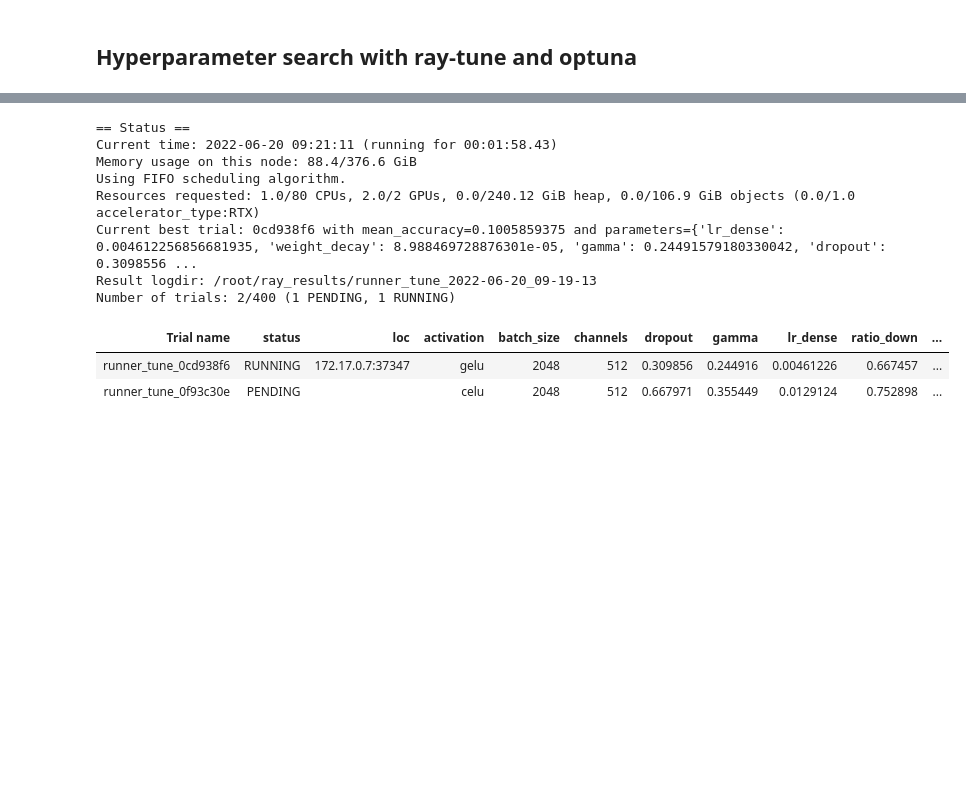
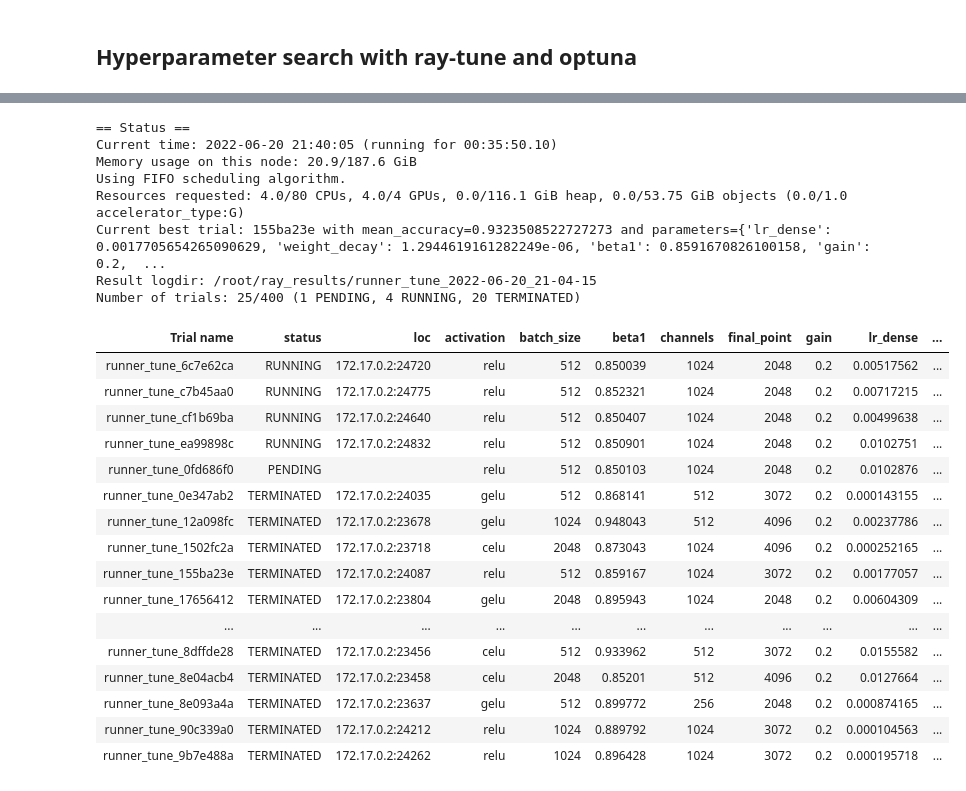
Before and after one commit to mlutils/beamds, a Jupyter notebook: notebooks/beam_cifar10.ipynb, the cells around one changed output, grey strips where cells are left out. Cells and saved outputs as stored; diff of their text form; code cells hidden in the pictures; blank space fills up the shorter version.

Commit message:
update cifar10

```diff
--- a/notebooks/beam_cifar10.ipynb
+++ b/notebooks/beam_cifar10.ipynb
@@ -42,9 +42,9 @@ from ray.tune.suggest.hebo import HEBOSearch
 # %%
-# path_to_data = '/localdata/elads/data/datasets/cifar10'
-# root_dir = '/localdata/elads/data/cifar10'
+path_to_data = '/localdata/elads/data/datasets/cifar10'
+root_dir = '/localdata/elads/data/cifar10'
 
-path_to_data = '/home/shared/data/dataset/cifar10'
-root_dir = '/home/shared/data/results/cifar10'
+# path_to_data = '/home/shared/data/dataset/cifar10'
+# root_dir = '/home/shared/data/results/cifar10'
 # %% [markdown]
 ## Training with a single worker
 # %%
@@ -177,11 +137,11 @@ KeyboardInterrupt:
 # %% [markdown]
 ## Hyperparameter search with ray-tune and optuna
 # %%
-args = beam_arguments(f"--project-name=cifar10 --root-dir={root_dir} --algorithm=CIFAR10Algorithm --device=1 --half --lr-d=1e-4 --batch-size=512",
-                      "--n-epochs=40 --epoch-length-train=50000 --epoch-length-eval=10000 --clip=0 --parallel=1 --accumulate=1 --cudnn-benchmark",
-                      "--weight-decay=.00256 --beta1=0.9 --beta2=0.9",
-                      path_to_data=path_to_data, gamma=1., dropout=.0, activation='celu', channels=512,
-                      scale_down=.7, scale_up=1.4, ratio_down=.7, ratio_up=1.4)
+args = beam_arguments(f"--project-name=cifar10 --root-dir={root_dir} --algorithm=CIFAR10Algorithm --device=0 --half --lr-d=1e-3 --batch-size=512",
+                      "--n-epochs=40 --clip=0 --parallel=1 --accumulate=1 --cudnn-benchmark",
+                      "--weight-decay=.00256 --beta1=0.9 --beta2=0.9 ",
+                      path_to_data=path_to_data, activation='celu', channels=512, dropout=.0,
+                      padding=4, gain=.4, turn_point=500, final_point=3000, minimal_gain=.02, temprature=.125)
 
 study = Study(cifar10_algorithm_generator, args)
 # %% [output]
@@ -207,50 +167,65 @@ study = Study(cifar10_algorithm_generator, args)
 
 # analysis = study.tune(config={"lr_dense": tune.loguniform(1e-3, 2e-2),
 #                               "weight_decay": tune.loguniform(1e-6, 1e-4),
 #                               "gamma": tune.loguniform(.1, .9),
 #                               "dropout": tune.uniform(0, .75),
 #                               "scale_down": tune.uniform(0.4, .7),
 #                               "scale_up": tune.uniform(0.9, 1.2),
 #                               "ratio_down": tune.uniform(0.7, .95),
 #                               "ratio_up": tune.uniform(1.05, 1.4),
 #                               "channels": tune.choice([128, 256, 512]),
 #                               "batch_size": tune.choice([512, 1024, 2048]),},
 #                        metric="mean_accuracy",
 #                        max_concurrent_trials=4,
 #                        resources_per_trial={"gpu": 1},
 #                        mode="max",
 #                        search_alg=hebo,
 #                       progress_reporter=JupyterNotebookReporter(overwrite=True),
 #                        num_samples=400)
 
 
-analysis = study.tune(config={"lr_dense": tune.loguniform(1e-3, 2e-2),
-                              "weight_decay": tune.loguniform(1e-6, 1e-4),
-                              "gamma": tune.loguniform(.1, .9),
-                              "dropout": tune.uniform(0, .75),
-                              "scale_down": tune.uniform(0.4, .7),
-                              "scale_up": tune.uniform(0.9, 1.5),
-                              "ratio_down": tune.uniform(0.5, .95),
-                              "ratio_up": tune.uniform(1.05, 1.5),
-                              "channels": tune.choice([128, 256, 512]),
+analysis = study.tune(config={"lr_dense": tune.loguniform(1e-4, 2e-2),
+                              "weight_decay": tune.loguniform(1e-6, 1e-2),
+                              "beta1": tune.loguniform(.85, .95),
+                              "gain": tune.uniform(0.2, .2),
+                              "temprature": tune.uniform(0.05, 5.),
+                              "minimal_gain": tune.loguniform(.01, .1),
+                              "channels": tune.choice([256, 512, 1024]),
+                              "padding": tune.choice([4, 6, 8]),
+                              "turn_point": tune.choice([256, 512, 1024]),
+                              "final_point": tune.choice([2048, 2048*1.5, 2048*2]),
                               "batch_size": tune.choice([512, 1024, 2048]),
                               "activation": tune.choice(['relu', 'celu', 'gelu']),},
                        metric="mean_accuracy",
-                       max_concurrent_trials=4,
-                       resources_per_trial={"gpu": 2},
+                       max_concurrent_trials=8,
+                       resources_per_trial={"gpu": 1},
                        mode="max",
                        search_alg=OptunaSearch(),
                       progress_reporter=JupyterNotebookReporter(overwrite=True),
                        num_samples=400)
 # %% [output]
 == Status ==
-Current time: 2022-06-20 09:21:11 (running for 00:01:58.43)
-Memory usage on this node: 88.4/376.6 GiB
+Current time: 2022-06-20 21:40:05 (running for 00:35:50.10)
+Memory usage on this node: 20.9/187.6 GiB
 Using FIFO scheduling algorithm.
-Resources requested: 1.0/80 CPUs, 2.0/2 GPUs, 0.0/240.12 GiB heap, 0.0/106.9 GiB objects (0.0/1.0 accelerator_type:RTX)
-Current best trial: 0cd938f6 with mean_accuracy=0.1005859375 and parameters={'lr_dense': 0.004612256856681935, 'weight_decay': 8.988469728876301e-05, 'gamma': 0.24491579180330042, 'dropout': 0.3098556 ...
-Result logdir: /root/ray_results/runner_tune_2022-06-20_09-19-13
-Number of trials: 2/400 (1 PENDING, 1 RUNNING)
+Resources requested: 4.0/80 CPUs, 4.0/4 GPUs, 0.0/116.1 GiB heap, 0.0/53.75 GiB objects (0.0/1.0 accelerator_type:G)
+Current best trial: 155ba23e with mean_accuracy=0.9323508522727273 and parameters={'lr_dense': 0.0017705654265090629, 'weight_decay': 1.2944619161282249e-06, 'beta1': 0.8591670826100158, 'gain': 0.2,  ...
+Result logdir: /root/ray_results/runner_tune_2022-06-20_21-04-15
+Number of trials: 25/400 (1 PENDING, 4 RUNNING, 20 TERMINATED)
-| Trial name | status | loc | activation | batch_size | channels | dropout | gamma | lr_dense | ratio_down | ... |
-| runner_tune_0cd938f6 | RUNNING | 172.17.0.7:37347 | gelu | 2048 | 512 | 0.309856 | 0.244916 | 0.00461226 | 0.667457 | ... |
-| runner_tune_0f93c30e | PENDING |  | celu | 2048 | 512 | 0.667971 | 0.355449 | 0.0129124 | 0.752898 | ... |
+| Trial name | status | loc | activation | batch_size | beta1 | channels | final_point | gain | lr_dense | ... |
+| runner_tune_6c7e62ca | RUNNING | 172.17.0.2:24720 | relu | 512 | 0.850039 | 1024 | 2048 | 0.2 | 0.00517562 | ... |
+| runner_tune_c7b45aa0 | RUNNING | 172.17.0.2:24775 | relu | 512 | 0.852321 | 1024 | 2048 | 0.2 | 0.00717215 | ... |
+| runner_tune_cf1b69ba | RUNNING | 172.17.0.2:24640 | relu | 512 | 0.850407 | 1024 | 2048 | 0.2 | 0.00499638 | ... |
+| runner_tune_ea99898c | RUNNING | 172.17.0.2:24832 | relu | 512 | 0.850901 | 1024 | 2048 | 0.2 | 0.0102751 | ... |
+| runner_tune_0fd686f0 | PENDING |  | relu | 512 | 0.850103 | 1024 | 2048 | 0.2 | 0.0102876 | ... |
+| runner_tune_0e347ab2 | TERMINATED | 172.17.0.2:24035 | gelu | 512 | 0.868141 | 512 | 3072 | 0.2 | 0.000143155 | ... |
+| runner_tune_12a098fc | TERMINATED | 172.17.0.2:23678 | gelu | 1024 | 0.948043 | 512 | 4096 | 0.2 | 0.00237786 | ... |
+| runner_tune_1502fc2a | TERMINATED | 172.17.0.2:23718 | celu | 2048 | 0.873043 | 1024 | 4096 | 0.2 | 0.000252165 | ... |
+| runner_tune_155ba23e | TERMINATED | 172.17.0.2:24087 | relu | 512 | 0.859167 | 1024 | 3072 | 0.2 | 0.00177057 | ... |
+| runner_tune_17656412 | TERMINATED | 172.17.0.2:23804 | gelu | 2048 | 0.895943 | 1024 | 2048 | 0.2 | 0.00604309 | ... |
+| ... | ... | ... | ... | ... | ... | ... | ... | ... | ... | ... |
+| runner_tune_8dffde28 | TERMINATED | 172.17.0.2:23456 | celu | 512 | 0.933962 | 512 | 3072 | 0.2 | 0.0155582 | ... |
+| runner_tune_8e04acb4 | TERMINATED | 172.17.0.2:23458 | celu | 2048 | 0.85201 | 512 | 4096 | 0.2 | 0.0127664 | ... |
+| runner_tune_8e093a4a | TERMINATED | 172.17.0.2:23637 | gelu | 512 | 0.899772 | 256 | 2048 | 0.2 | 0.000874165 | ... |
+| runner_tune_90c339a0 | TERMINATED | 172.17.0.2:24212 | relu | 1024 | 0.889792 | 1024 | 3072 | 0.2 | 0.000104563 | ... |
+| runner_tune_9b7e488a | TERMINATED | 172.17.0.2:24262 | relu | 1024 | 0.896428 | 1024 | 3072 | 0.2 | 0.000195718 | ... |
```
Also changed, not shown: parts of 7 cells of this notebook, 4 other files.
